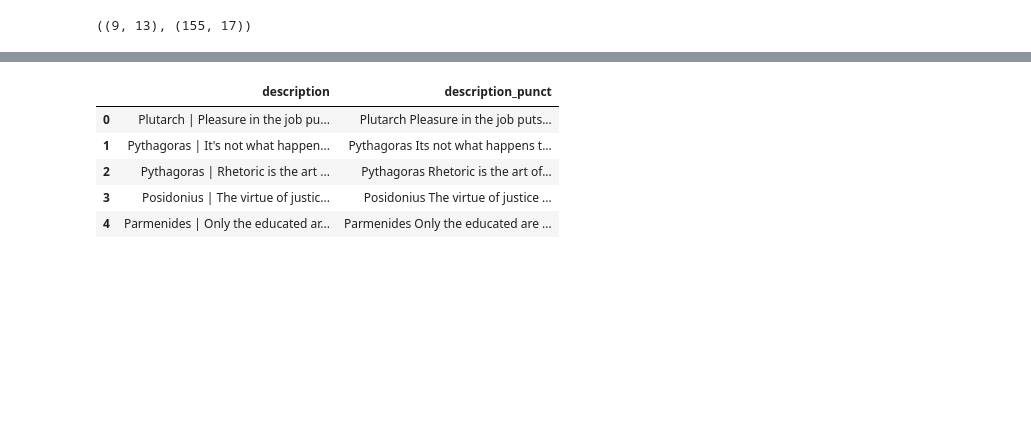
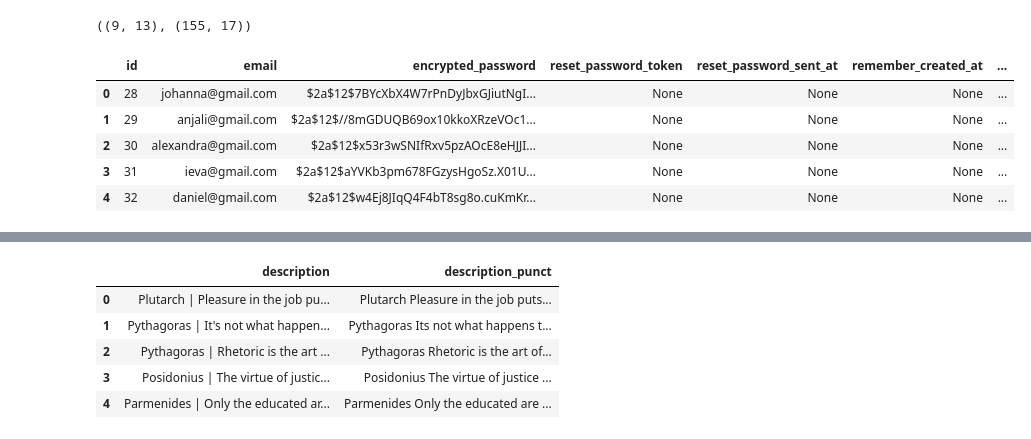
Before and after one commit to doode-1708/SportsExperiencePlatform, a Jupyter notebook: notebooks/da_train_save_predict.ipynb, the cells around one changed output, grey strips where cells are left out. Cells and saved outputs as stored; diff of their text form; code cells hidden in the pictures; blank space fills up the shorter version.

```diff
--- a/notebooks/da_train_save_predict.ipynb
+++ b/notebooks/da_train_save_predict.ipynb
@@ -29,6 +25,15 @@ if conn:
 users_df.shape, events_df.shape
 # %% [output]
 ((9, 13), (155, 17))
+# %%
+users_df.head()
+# %% [output]
+|  | id | email | encrypted_password | reset_password_token | reset_password_sent_at | remember_created_at | ... |
+| 0 | 28 | johanna@gmail.com | $2a$12$7BYcXbX4W7rPnDyJbxGJiutNgI... | None | None | None | ... |
+| 1 | 29 | anjali@gmail.com | $2a$12$//8mGDUQB69ox10kkoXRzeVOc1... | None | None | None | ... |
+| 2 | 30 | alexandra@gmail.com | $2a$12$x53r3wSNIfRxv5pzAOcE8eHJJI... | None | None | None | ... |
+| 3 | 31 | ieva@gmail.com | $2a$12$aYVKb3pm678FGzysHgoSz.X01U... | None | None | None | ... |
+| 4 | 32 | daniel@gmail.com | $2a$12$w4Ej8JIqQ4F4bT8sg8o.cuKmKr... | None | None | None | ... |
 # %%
 events_df.sample(10)
 # %% [output]
```
Also changed, not shown: parts of 4 cells of this notebook, 4 other files.
